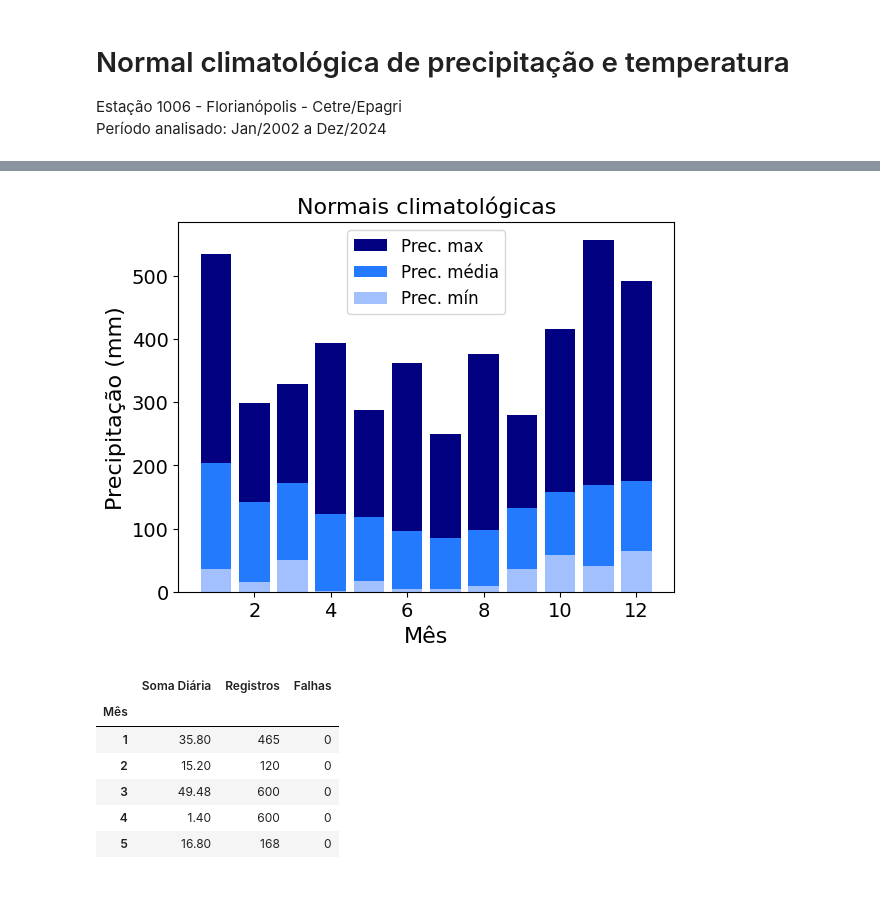
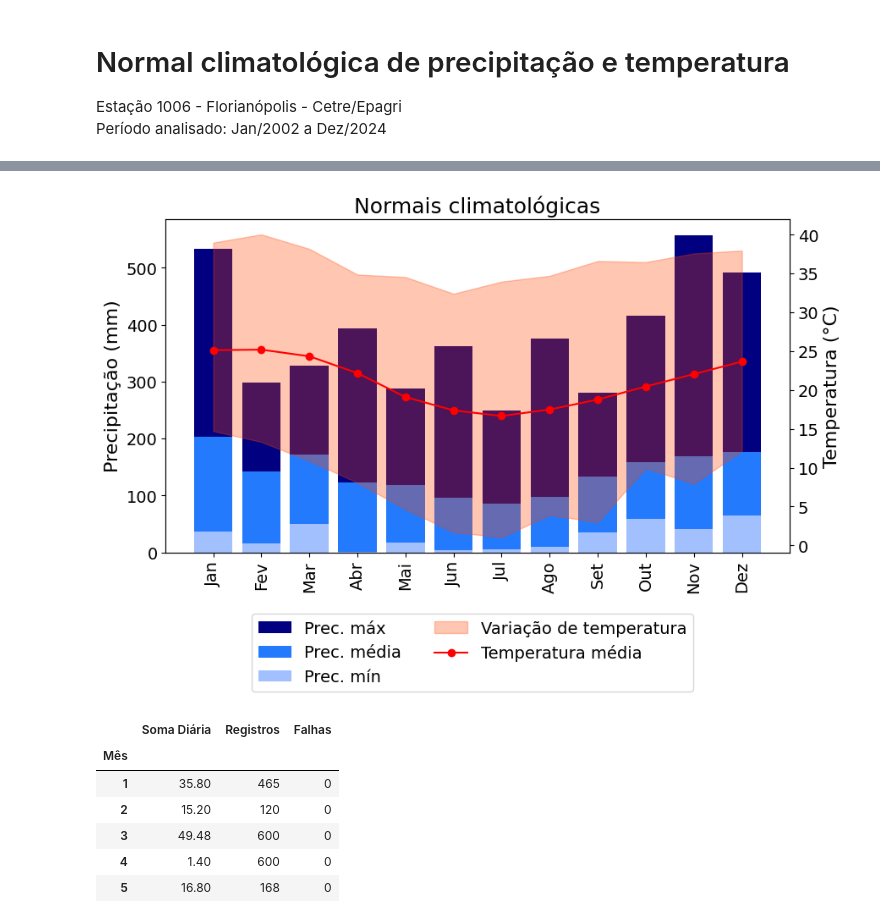
Before and after one commit to vitoria20241/LAUTEC, a Jupyter notebook: Notebooks/Normal_climatologica.ipynb, the cells around one changed output, grey strips where cells are left out. Saved outputs shown, nothing was run; the diff lists cells and outputs as text; code cells hidden in the pictures; blank space fills up the shorter version.

```diff
--- a/Notebooks/Normal_climatologica.ipynb
+++ b/Notebooks/Normal_climatologica.ipynb
@@ -36,0 +59,19 @@ prec_max = precipitacao.groupby('Mês').max()
+# %%
+# Extrair dados de Jan/2002 a Dez/2024
+temp_min = temp_min.loc[(temp_min.index >= '2002-01-01')&(
+    temp_min.index <= '2024-12-31')]
+temp_med = temp_med.loc[(temp_med.index >= '2002-01-01')&(
+    temp_med.index <= '2024-12-31')]
+temp_max = temp_max.loc[(temp_max.index >= '2002-01-01')&(
+    temp_max.index <= '2024-12-31')]
+
+
+# Coluna com o mês
+temp_min['Mês'] = temp_min.index.month
+temp_med['Mês'] = temp_med.index.month
+temp_max['Mês'] = temp_max.index.month
+# %%
+# Extrair valores mínimos, médios e máximos
+temp_min = temp_min.groupby('Mês').min()
+temp_med = temp_med.groupby('Mês').mean()
+temp_max = temp_max.groupby('Mês').max()
@@ -37,21 +80,55 @@ prec_max = precipitacao.groupby('Mês').max()
 # %%
 # Gráfico
-fig, ax = plt.subplots()
+rotulos = ['Jan', 'Fev', 'Mar', 'Abr', 'Mai', 'Jun',
+           'Jul', 'Ago', 'Set', 'Out', 'Nov', 'Dez']
 
-ax.bar(prec_max.index, prec_max['Soma Diária'],
-       color='navy',
-       label='Prec. max')
-ax.bar(prec_med.index, prec_med['Soma Diária'],
-       color='xkcd:clear blue',
-       label='Prec. média')
-ax.bar(prec_min.index, prec_min['Soma Diária'],
-       color='xkcd:pastel blue',
-       label='Prec. mín')
+fig, ax1 = plt.subplots(figsize=(9,5))
 
-ax.set_xlabel('Mês', fontsize=16)
-ax.set_ylabel('Precipitação (mm)', fontsize=16)
-plt.title('Normais climatológicas', fontsize=16)
+ax2 = ax1.twinx()
+ax2.fill_between(temp_med.index,
+                 temp_min['Mínimo Mensal'],
+                 temp_max['Máximo Mensal'],
+                 color='orangered',
+                 alpha=0.3,
+                 label='Variação de temperatura')
+temp, = ax2.plot(temp_med.index,
+                 temp_med['Média Mensal'],
+                 marker='o',
+                 color='red',
+                 label='Temperatura média')
+
+ax1.bar(prec_max.index,
+        prec_max['Soma Diária'],
+        color='navy',
+        label='Prec. máx')
+ax1.bar(prec_med.index,
+        prec_med['Soma Diária'],
+        color='xkcd:clear blue',
+        label='Prec. média')
+ax1.bar(prec_min.index,
+        prec_min['Soma Diária'],
+        color='xkcd:pastel blue',
+        label='Prec. mín')
+'''
+ax1.set_zorder(1)  # default zorder is 0 for ax1 and ax2
+ax1.patch.set_visible(False)  # prevents ax1 from hiding ax2
+'''
+ax1.set_xticks(prec_med.index)  # Define as posições dos ticks
+ax1.set_xticklabels(rotulos, rotation=90)
+
+ax1.set_ylabel('Precipitação (mm)', fontsize=16)
+ax2.set_ylabel('Temperatura (°C)', fontsize=16)
+plt.title('Normais climatológicas', fontsize=18)
+
 plt.rcParams['xtick.labelsize'] = 14
 plt.rcParams['ytick.labelsize'] = 14
-plt.legend(fontsize=12)
+
+fig.legend(loc='upper center',
+           bbox_to_anchor=(0.5, 0),
+           ncol=2,
+           fontsize=14)
+
+fig.tight_layout()
+plt.savefig("C:\\ENS\\LAUTEC\\Outputs\\normais_climatologicas.png",
+            bbox_inches='tight')
 # %% [output]
@@ -59,4 +135,4 @@ plt.legend(fontsize=12)
-[figure, old version]
+[figure, new version]
 # %%
 prec_min
 # %% [output]
```
Also changed, not shown: parts of 11 cells of this notebook.
